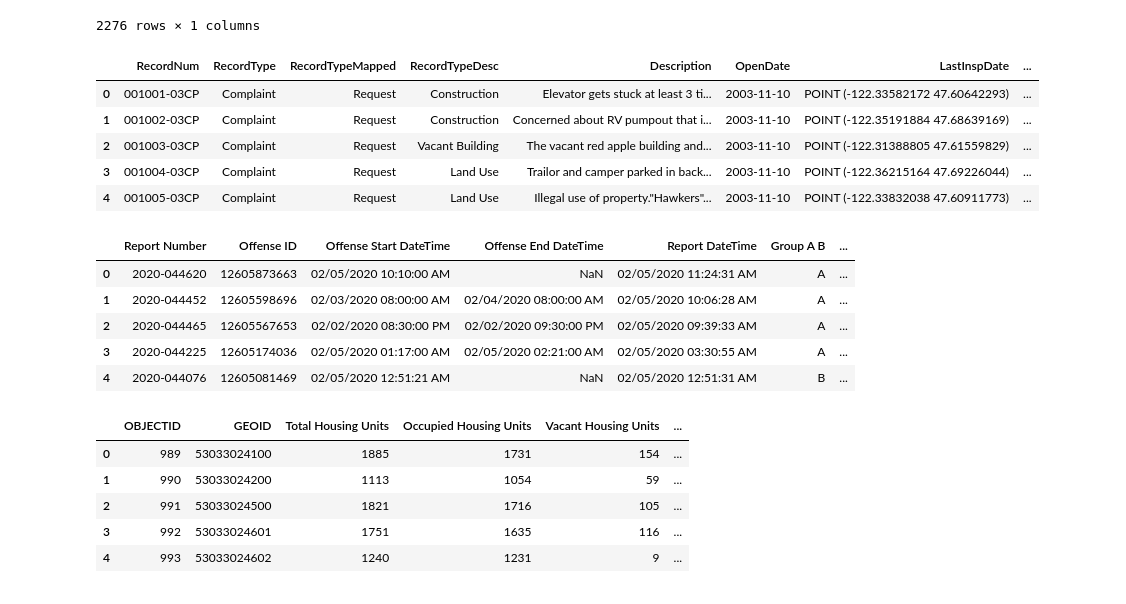
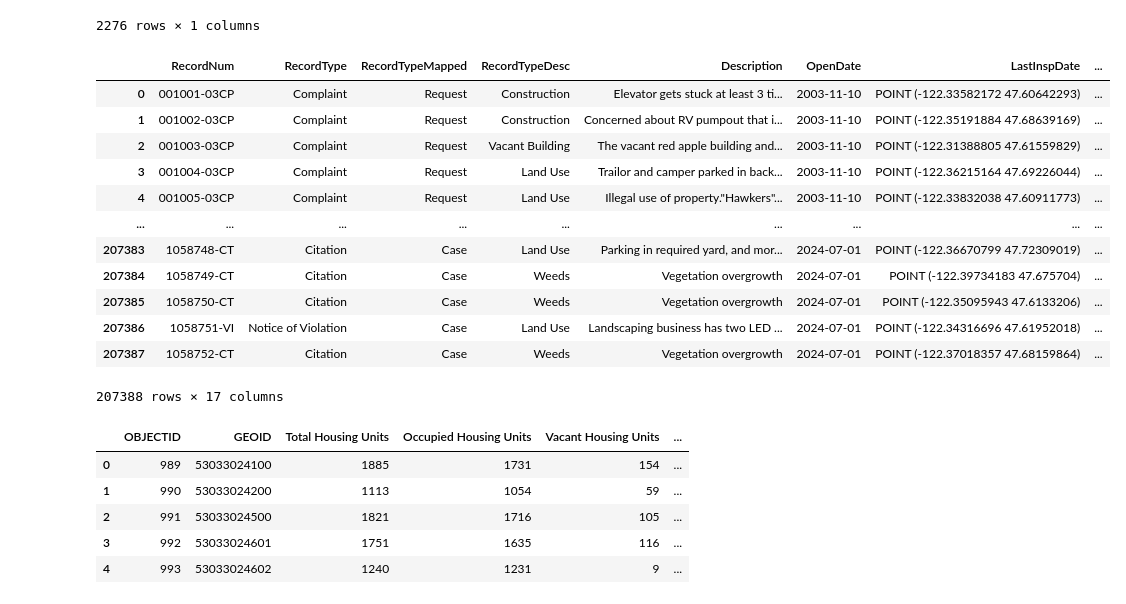
Before and after one commit to nemdim/Capstone-Project-Group-1, a Jupyter notebook: olivia.ipynb, the cells around one changed output. Drawn from its saved outputs; the diff is of its cells as text; code cells hidden in the pictures.

```diff
--- a/olivia.ipynb
+++ b/olivia.ipynb
@@ -3,9 +5,11 @@ import pandas as pd
 # %%
 earnings_data = pd.read_csv('data/B24021_median_earnings_occupation_5YALL_-688641291965021816.csv')
-com_vio_data = pd.read_csv('data/Code_Complaints_and_Violations_20240704.csv')
-spd_data = pd.read_csv('data/SPD_Crime_Data__2008-Present_20240704.csv')
+inspection_df = pd.read_csv('data/Code_Complaints_and_Violations_20240704.csv')
+#crime_df = pd.read_csv('data/SPD_Crime_Data__2008-Present_20240704.csv')
 housing_data = pd.read_csv('data/DP04_5YALL_3840298254942809598.csv')
+zillow_housing = pd.read_csv('data/Neighborhood_zhvi_uc_sfrcondo_tier_0.33_0.67_sm_sa_month.csv')
 census = pd.read_csv('data/2020_Census_Tracts_Seattle_-7486928068189135549.csv')
+call_data = pd.read_csv('data/Call_Data_20240715.csv')
 # %%
 #earnings_data.head()
 earnings_data.columns = earnings_data.columns.str.lower().str.strip().str.replace(' ','_')
@@ -55,24 +59,22 @@ earnings_data[['neighborhood']]
 | 2274 | NaN |
 | 2275 | NaN |
 2276 rows × 1 columns
-# %%
-com_vio_data.head()
-# %% [output]
-|  | RecordNum | RecordType | RecordTypeMapped | RecordTypeDesc | Description | OpenDate | LastInspDate | ... |
-| 0 | 001001-03CP | Complaint | Request | Construction | Elevator gets stuck at least 3 ti... | 2003-11-10 | POINT (-122.33582172 47.60642293) | ... |
-| 1 | 001002-03CP | Complaint | Request | Construction | Concerned about RV pumpout that i... | 2003-11-10 | POINT (-122.35191884 47.68639169) | ... |
-| 2 | 001003-03CP | Complaint | Request | Vacant Building | The vacant red apple building and... | 2003-11-10 | POINT (-122.31388805 47.61559829) | ... |
-| 3 | 001004-03CP | Complaint | Request | Land Use | Trailor and camper parked in back... | 2003-11-10 | POINT (-122.36215164 47.69226044) | ... |
-| 4 | 001005-03CP | Complaint | Request | Land Use | Illegal use of property."Hawkers"... | 2003-11-10 | POINT (-122.33832038 47.60911773) | ... |
-# %%
-spd_data.head()
-# %% [output]
-|  | Report Number | Offense ID | Offense Start DateTime | Offense End DateTime | Report DateTime | Group A B | ... |
-| 0 | 2020-044620 | 12605873663 | 02/05/2020 10:10:00 AM | NaN | 02/05/2020 11:24:31 AM | A | ... |
-| 1 | 2020-044452 | 12605598696 | 02/03/2020 08:00:00 AM | 02/04/2020 08:00:00 AM | 02/05/2020 10:06:28 AM | A | ... |
-| 2 | 2020-044465 | 12605567653 | 02/02/2020 08:30:00 PM | 02/02/2020 09:30:00 PM | 02/05/2020 09:39:33 AM | A | ... |
-| 3 | 2020-044225 | 12605174036 | 02/05/2020 01:17:00 AM | 02/05/2020 02:21:00 AM | 02/05/2020 03:30:55 AM | A | ... |
-| 4 | 2020-044076 | 12605081469 | 02/05/2020 12:51:21 AM | NaN | 02/05/2020 12:51:31 AM | B | ... |
+# %%
+inspection_df
+# %% [output]
+|  | RecordNum | RecordType | RecordTypeMapped | RecordTypeDesc | Description | OpenDate | LastInspDate | ... |
+| 0 | 001001-03CP | Complaint | Request | Construction | Elevator gets stuck at least 3 ti... | 2003-11-10 | POINT (-122.33582172 47.60642293) | ... |
+| 1 | 001002-03CP | Complaint | Request | Construction | Concerned about RV pumpout that i... | 2003-11-10 | POINT (-122.35191884 47.68639169) | ... |
+| 2 | 001003-03CP | Complaint | Request | Vacant Building | The vacant red apple building and... | 2003-11-10 | POINT (-122.31388805 47.61559829) | ... |
+| 3 | 001004-03CP | Complaint | Request | Land Use | Trailor and camper parked in back... | 2003-11-10 | POINT (-122.36215164 47.69226044) | ... |
+| 4 | 001005-03CP | Complaint | Request | Land Use | Illegal use of property."Hawkers"... | 2003-11-10 | POINT (-122.33832038 47.60911773) | ... |
+| ... | ... | ... | ... | ... | ... | ... | ... | ... |
+| 207383 | 1058748-CT | Citation | Case | Land Use | Parking in required yard, and mor... | 2024-07-01 | POINT (-122.36670799 47.72309019) | ... |
+| 207384 | 1058749-CT | Citation | Case | Weeds | Vegetation overgrowth | 2024-07-01 | POINT (-122.39734183 47.675704) | ... |
+| 207385 | 1058750-CT | Citation | Case | Weeds | Vegetation overgrowth | 2024-07-01 | POINT (-122.35095943 47.6133206) | ... |
+| 207386 | 1058751-VI | Notice of Violation | Case | Land Use | Landscaping business has two LED ... | 2024-07-01 | POINT (-122.34316696 47.61952018) | ... |
+| 207387 | 1058752-CT | Citation | Case | Weeds | Vegetation overgrowth | 2024-07-01 | POINT (-122.37018357 47.68159864) | ... |
+207388 rows × 17 columns
 # %%
 housing_data.head()
 # %% [output]
```
Also changed, not shown: parts of 25 cells of this notebook.
